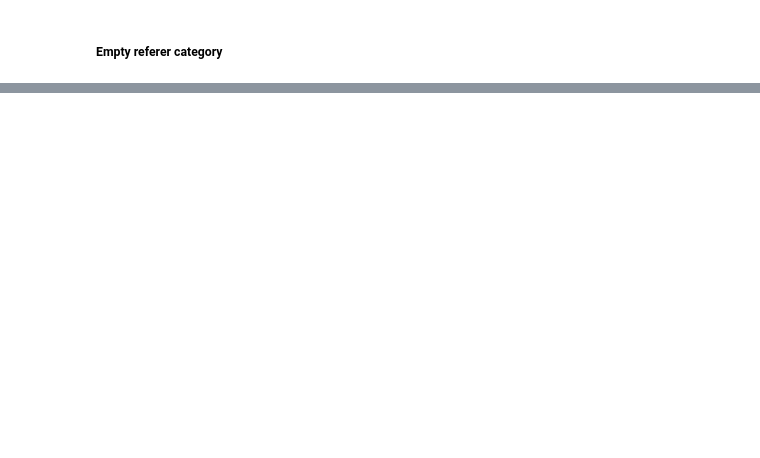
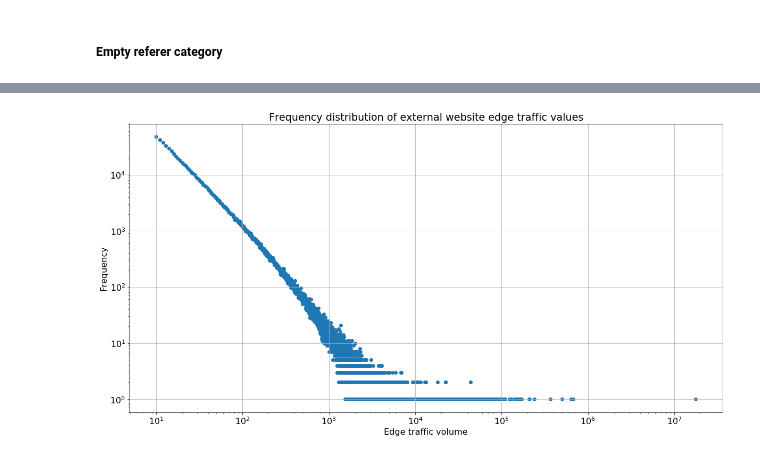
Before and after one commit to 33eyes/wiki-clickstream-graph, a Jupyter notebook: data_quality_analysis.ipynb, the cells around one changed output, grey strips where cells are left out. Saved outputs shown, nothing was run; the diff lists cells and outputs as text; code cells hidden in the pictures; blank space fills up the shorter version.

```diff
--- a/checking_a_sample_raw_dataset.ipynb
+++ b/data_quality_analysis.ipynb
@@ -1008,0 +967,3 @@ Runtime: 43.7223660145999 min
+# %%
+external_websites_edges = external_edges[external_edges.prev == "other-external"]
+external_websites_edges.describe(include="all")
@@ -1008,0 +983,13 @@ Runtime: 43.7223660145999 min
+# %%
+external_websites_edges_freq = external_websites_edges.n.value_counts()
+# %%
+plt.scatter(external_websites_edges_freq.index.values, external_websites_edges_freq.values)
+plt.xscale("log")
+plt.yscale("log")
+plt.xlabel('Edge traffic volume')
+plt.ylabel('Frequency')
+plt.grid(True)
+
+plt.title("Frequency distribution of external website edge traffic values");
+# %% [output]
+[figure, added]
```
Also changed, not shown: parts of 64 cells of this notebook.
